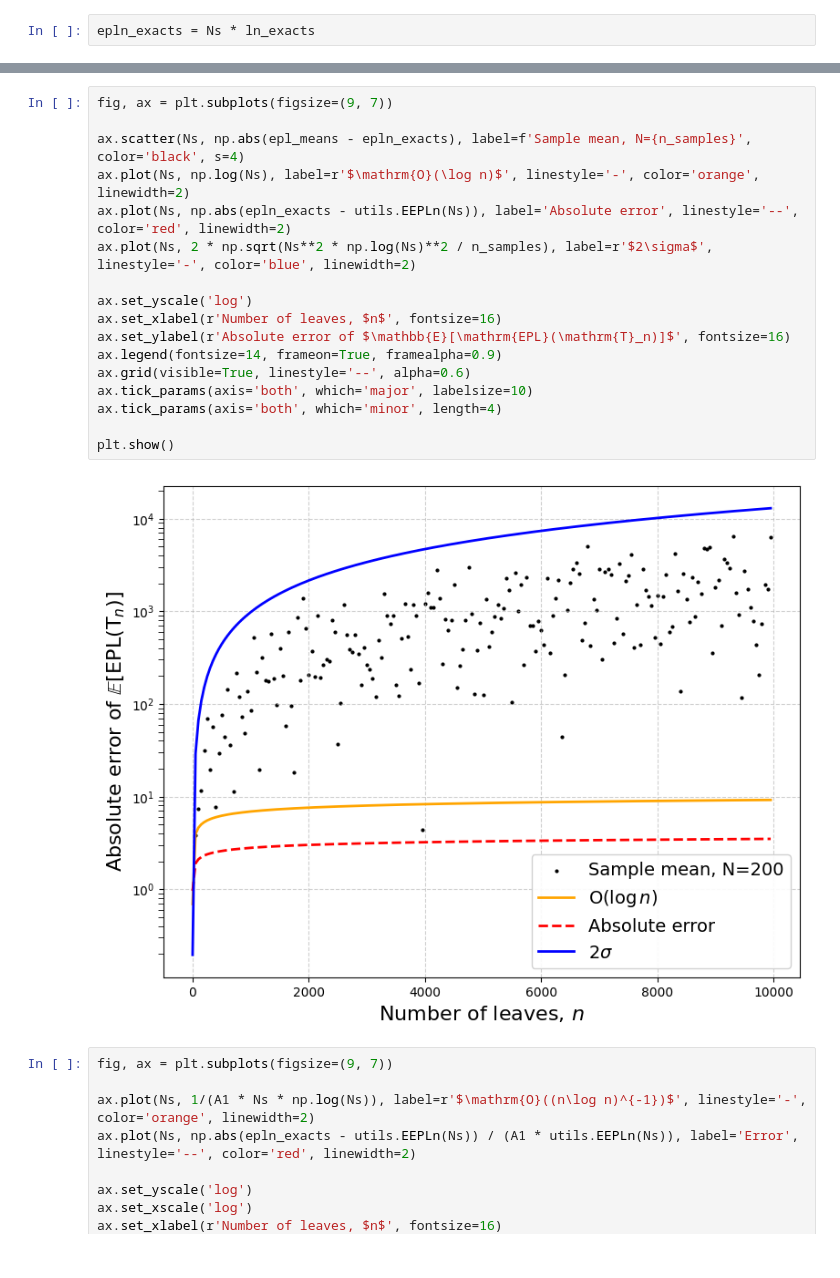
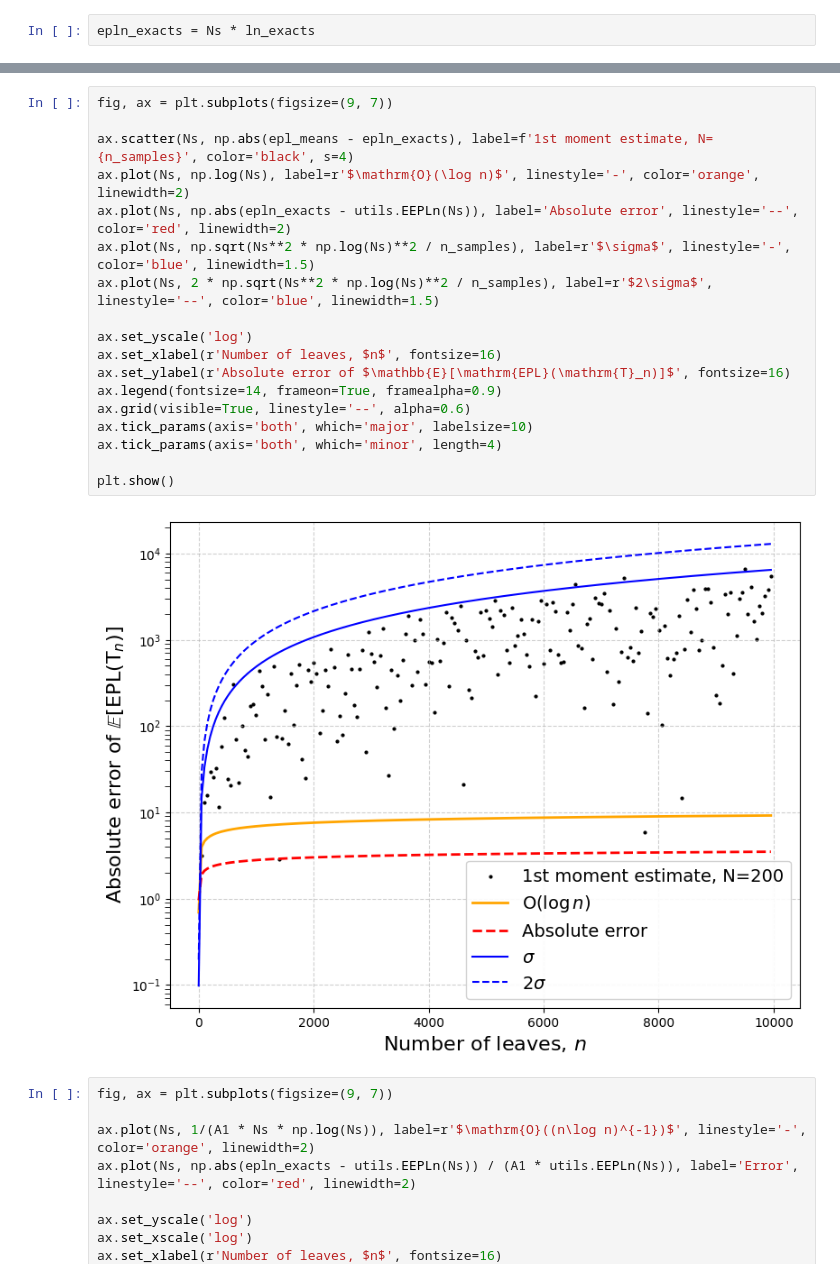
Before and after one commit to spsvihla/pcms, a Jupyter notebook: notebooks/moment_asymptotics.ipynb, the cells around one changed output, grey strips where cells are left out. Drawn from its saved outputs; the diff is of its cells as text.

Commit message:
Change: update figures

```diff
--- a/notebooks/moment_asymptotics.ipynb
+++ b/notebooks/moment_asymptotics.ipynb
@@ -139,22 +140,23 @@ plt.show()
 # %%
 fig, ax = plt.subplots(figsize=(9, 7))
 
-ax.scatter(Ns, np.abs(epl_means - epln_exacts), label=f'Sample mean, N={n_samples}', color='black', s=4)
+ax.scatter(Ns, np.abs(epl_means - epln_exacts), label=f'1st moment estimate, N={n_samples}', color='black', s=4)
 ax.plot(Ns, np.log(Ns), label=r'$\mathrm{O}(\log n)$', linestyle='-', color='orange', linewidth=2)
 ax.plot(Ns, np.abs(epln_exacts - utils.EEPLn(Ns)), label='Absolute error', linestyle='--', color='red', linewidth=2)
-ax.plot(Ns, 2 * np.sqrt(Ns**2 * np.log(Ns)**2 / n_samples), label=r'$2\sigma$', linestyle='-', color='blue', linewidth=2)
+ax.plot(Ns, np.sqrt(Ns**2 * np.log(Ns)**2 / n_samples), label=r'$\sigma$', linestyle='-', color='blue', linewidth=1.5)
+ax.plot(Ns, 2 * np.sqrt(Ns**2 * np.log(Ns)**2 / n_samples), label=r'$2\sigma$', linestyle='--', color='blue', linewidth=1.5)
 
 ax.set_yscale('log')
 ax.set_xlabel(r'Number of leaves, $n$', fontsize=16)
 ax.set_ylabel(r'Absolute error of $\mathbb{E}[\mathrm{EPL}(\mathrm{T}_n)]$', fontsize=16)
 ax.legend(fontsize=14, frameon=True, framealpha=0.9)
 ax.grid(visible=True, linestyle='--', alpha=0.6)
 ax.tick_params(axis='both', which='major', labelsize=10)
 ax.tick_params(axis='both', which='minor', length=4)
 
 plt.show()
 # %% [output]
-[figure, old version]
+[figure, new version]
 # %%
 fig, ax = plt.subplots(figsize=(9, 7))
 
```
Also changed, not shown: parts of 4 cells of this notebook.
